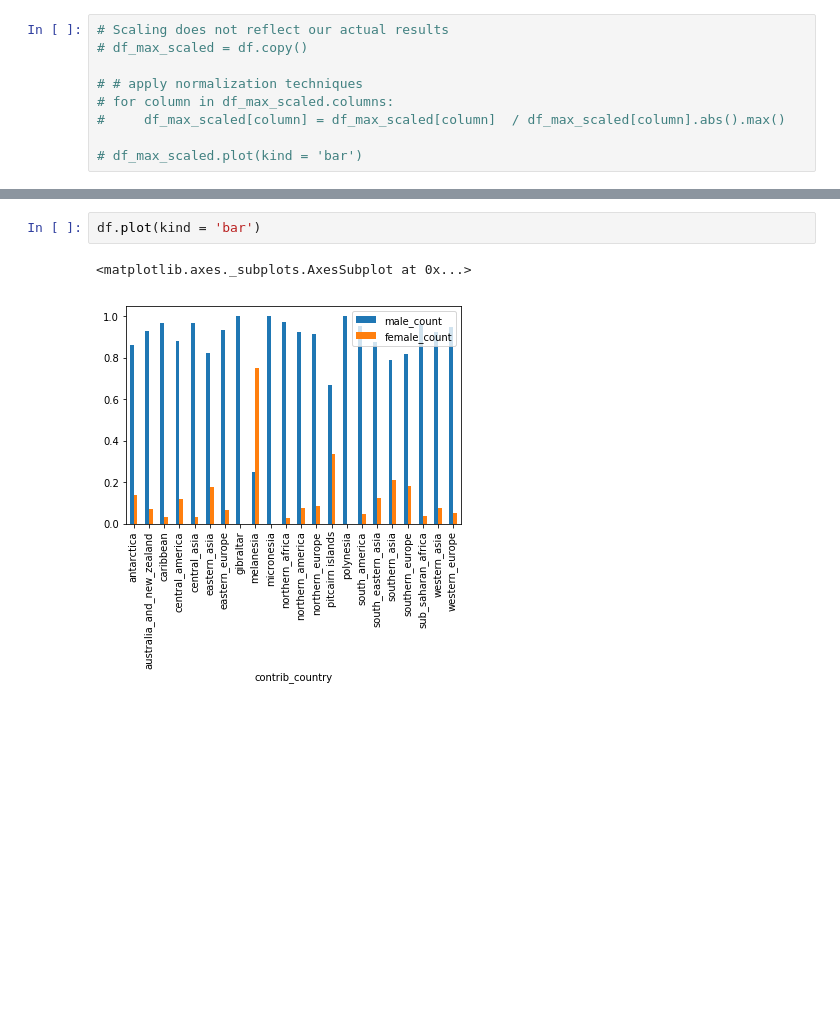
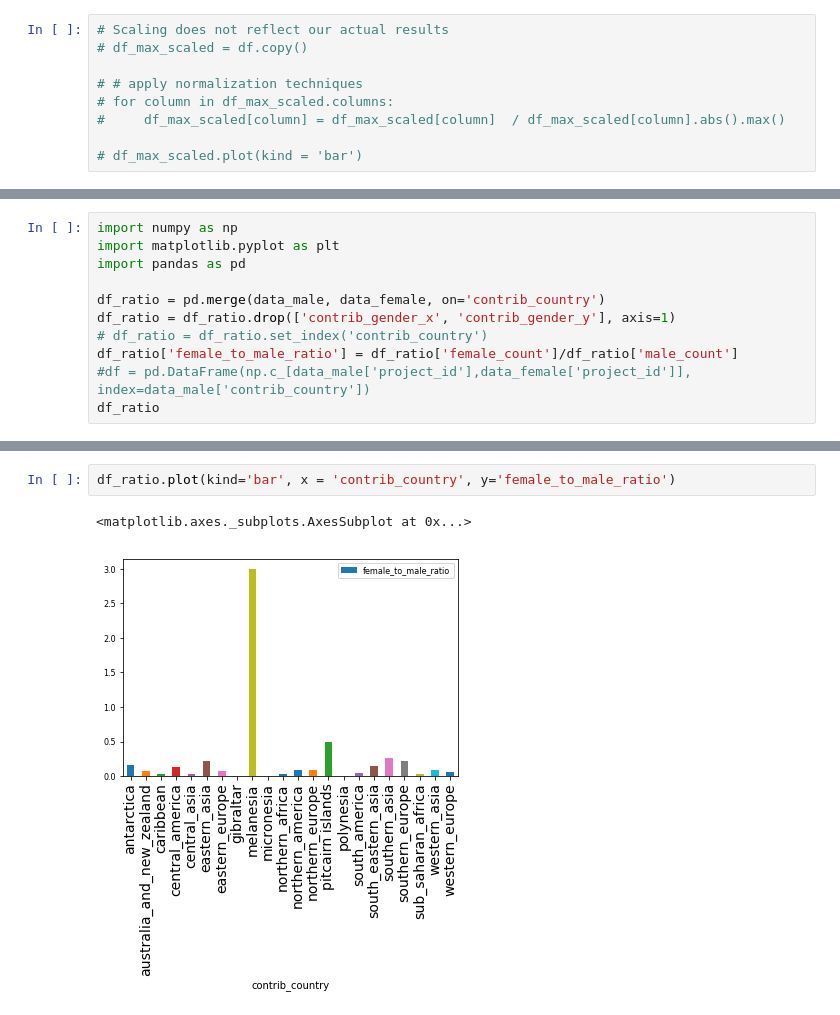
Before and after one commit to manvapatel/CS-846-Project, a Jupyter notebook: CS846-Data.ipynb, the cells around one changed output, grey strips where cells are left out. Saved outputs shown, nothing was run; the diff lists cells and outputs as text; blank space fills up the shorter version.

```diff
--- a/CS846-Data.ipynb
+++ b/CS846-Data.ipynb
@@ -328,0 +380,11 @@ df
+# %%
+import numpy as np
+import matplotlib.pyplot as plt
+import pandas as pd
+
+df_ratio = pd.merge(data_male, data_female, on='contrib_country')
+df_ratio = df_ratio.drop(['contrib_gender_x', 'contrib_gender_y'], axis=1)
+# df_ratio = df_ratio.set_index('contrib_country')
+df_ratio['female_to_male_ratio'] = df_ratio['female_count']/df_ratio['male_count']
+#df = pd.DataFrame(np.c_[data_male['project_id'],data_female['project_id']], index=data_male['contrib_country'])
+df_ratio
@@ -329,5 +409,5 @@ df
 # %%
-df.plot(kind = 'bar')
+df_ratio.plot(kind='bar', x = 'contrib_country', y='female_to_male_ratio')
 # %% [output]
 <matplotlib.axes._subplots.AxesSubplot at 0x...>
-[figure, old version]
+[figure, new version]
```
Also changed, not shown: parts of 12 cells of this notebook, 3 other files.
